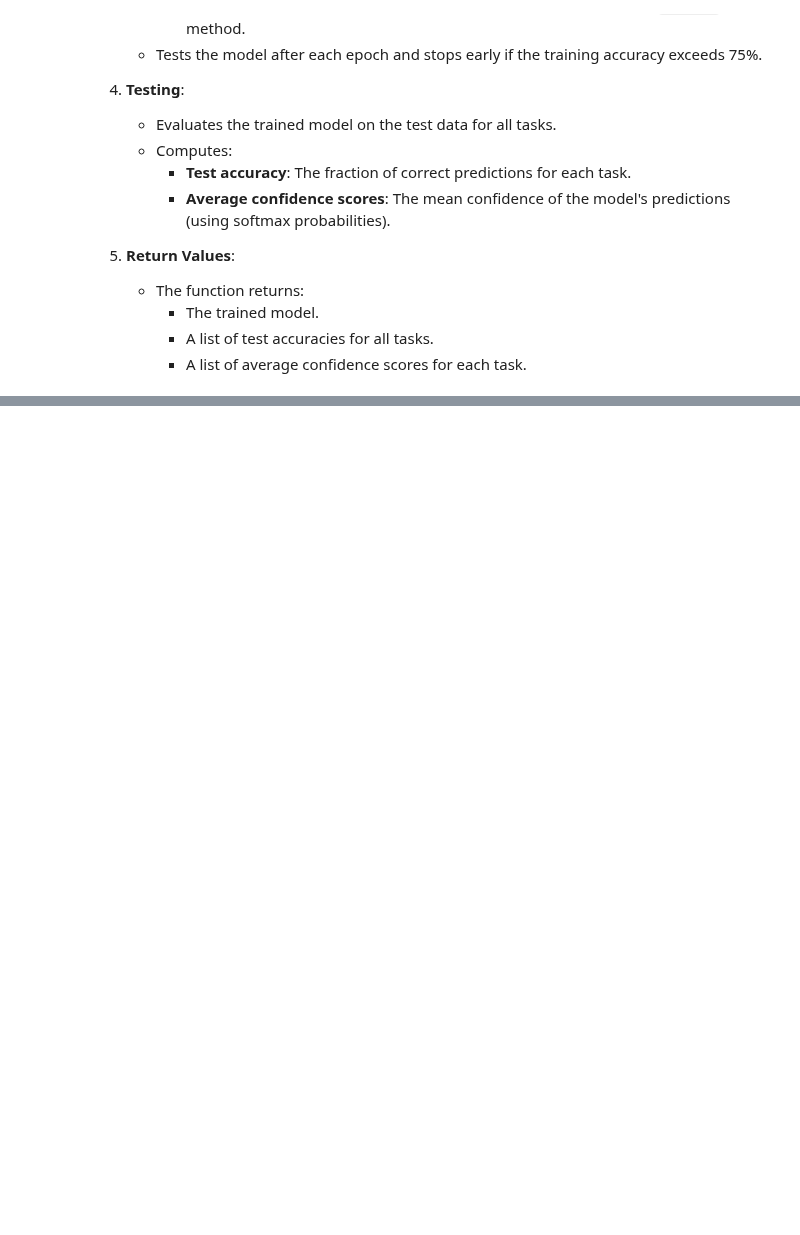
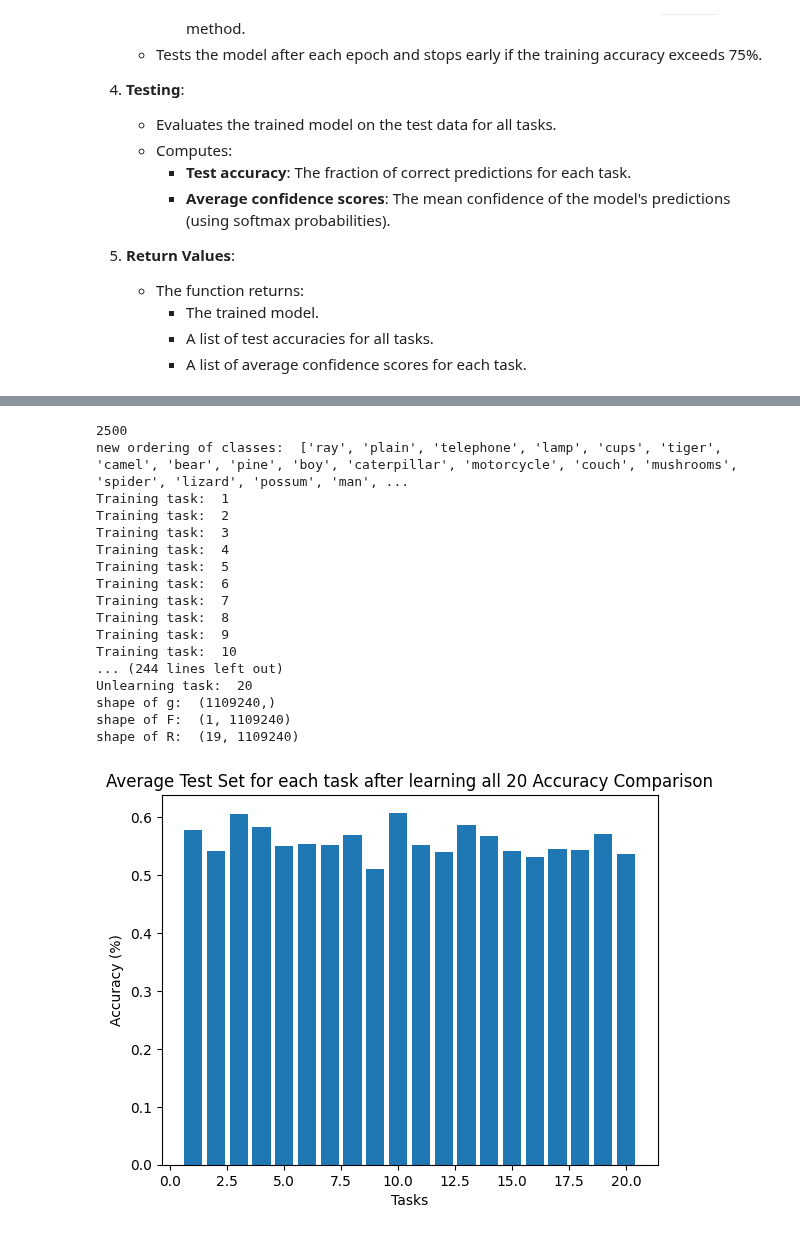
Before and after one commit to DROP-TABLE-CS407/Machine-Unlearning-x-Continual-Learning, a Jupyter notebook: neggem.ipynb, the cells around one changed output, grey strips where cells are left out. Drawn from its saved outputs; the diff is of its cells as text; code cells hidden in the pictures; blank space fills up the shorter version.

Commit message:
unlearning working

```diff
--- a/neggem.ipynb
+++ b/neggem.ipynb
@@ -763,6 +999,8 @@ def run_cifar(algorithm, args, n_inputs=N_INPUTS, n_outputs=N_OUTPUTS, n_tasks=N
     ## after training lets unlearn the last task and test the model again
     print("Unlearning task: ", n_tasks)
     model.unlearn(algorithm, n_tasks - 1)
+    model.unlearn(algorithm, n_tasks - 1)
+    model.unlearn(algorithm, n_tasks - 1)
     after_unlearn_accuracies = []
     average_confidence_after_unlearn = []
     for i in range(0, len(tests), 2):
@@ -862,0 +1082,61 @@ ValueError: constraints are inconsistent, no solution
+# %%
+test_accuracies_GEM_all_last_iter = []
+unlearn_accuracies_GEM_all_last_iter = []
+iternumb = 0
+while len(test_accuracies_GEM_all_last_iter) < 10:
+    iternumb += 1
+    torch.cuda.empty_cache()
+    random.shuffle(SHUFFLEDCLASSES)
+    # try:
+    model, test_accuracies_GEM, confidence , after_unlearn_acc, after_unlearn_conf = run_cifar('GEM', Args())
+    # except:
+    #     print(iternumb)
+        # continue
+    test_accuracies_GEM_all_last_iter.append(test_accuracies_GEM[-20:])
+    unlearn_accuracies_GEM_all_last_iter.append(after_unlearn_acc)
+
+## average column-wise the test accuracies
+average_test_accuracies_GEM = np.mean(test_accuracies_GEM_all_last_iter, axis=0)
+average_unlearn_accuracies_GEM = np.mean(unlearn_accuracies_GEM_all_last_iter, axis=0)
+
+plt.bar(range(1, 21), average_test_accuracies_GEM)
+plt.title('Average Test Set for each task after learning all 20 Accuracy Comparison')
+plt.ylabel('Accuracy (%)')
+plt.xlabel('Tasks')
+# plt.savefig('average_task_20_accuracy_comparison.png')
+plt.show()
+
+plt.bar(range(1, 21), average_unlearn_accuracies_GEM)
+plt.title('Average Test Set for each task after unlearning the last task Accuracy Comparison')
+plt.ylabel('Accuracy (%)')
+plt.xlabel('Tasks')
+# plt.savefig('average_task_20_accuracy_comparison_after_unlearning.png')
+plt.show()
+
+# plot the difference between the average test accuracies and the average unlearn accuracies
+difference = average_test_accuracies_GEM - average_unlearn_accuracies_GEM
+plt.bar(range(1, 21), difference)
+plt.title('Difference between average test accuracies and average unlearn accuracies')
+plt.ylabel('Accuracy (%)')
+plt.xlabel('Tasks')
+# plt.savefig('average_difference_task_20_accuracy_comparison.png')
+plt.show()
+# %% [output]
+2500
+new ordering of classes:  ['ray', 'plain', 'telephone', 'lamp', 'cups', 'tiger', 'camel', 'bear', 'pine', 'boy', 'caterpillar', 'motorcycle', 'couch', 'mushrooms', 'spider', 'lizard', 'possum', 'man', ...
+Training task:  1
+Training task:  2
+Training task:  3
+Training task:  4
+Training task:  5
+Training task:  6
+Training task:  7
+Training task:  8
+Training task:  9
+Training task:  10
+... (244 lines left out)
+Unlearning task:  20
+shape of g:  (1109240,)
+shape of F:  (1, 1109240)
+shape of R:  (19, 1109240)
+[figure, added]
```
Also changed, not shown: parts of 3 cells of this notebook.
